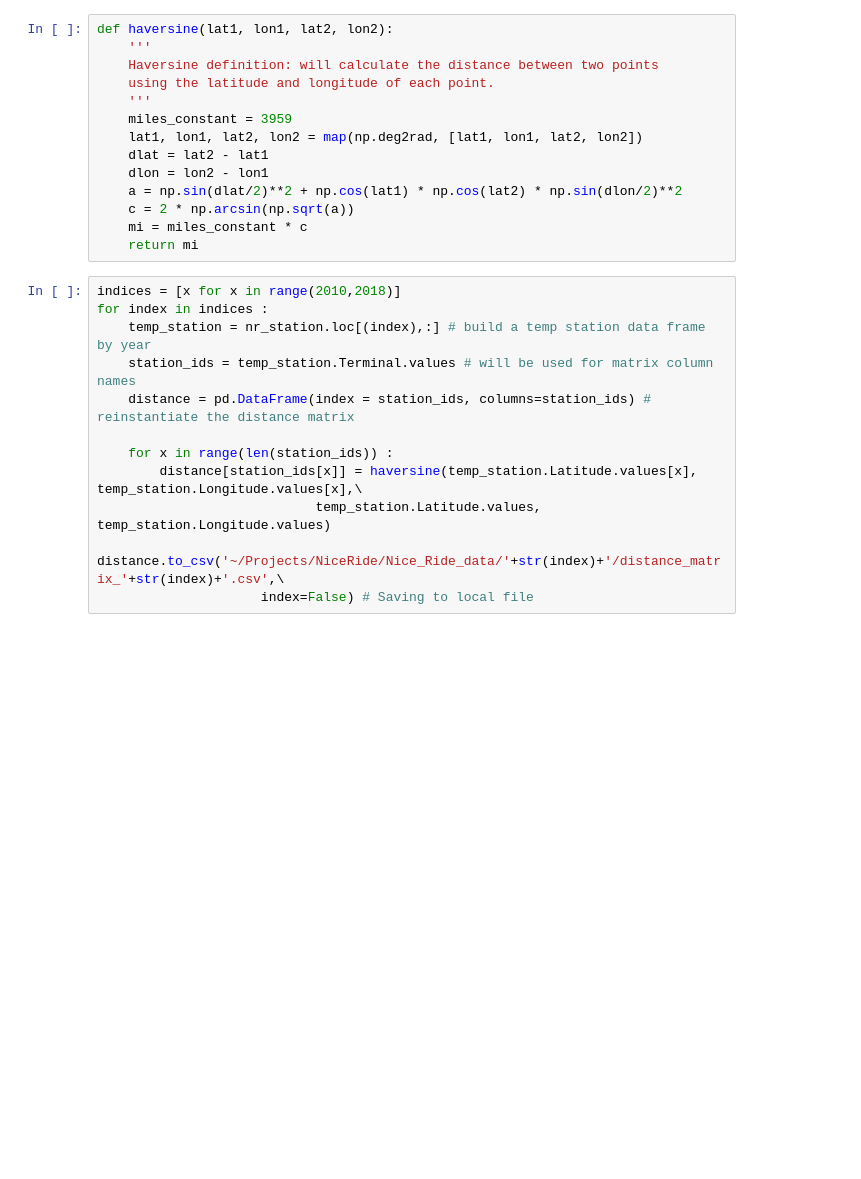
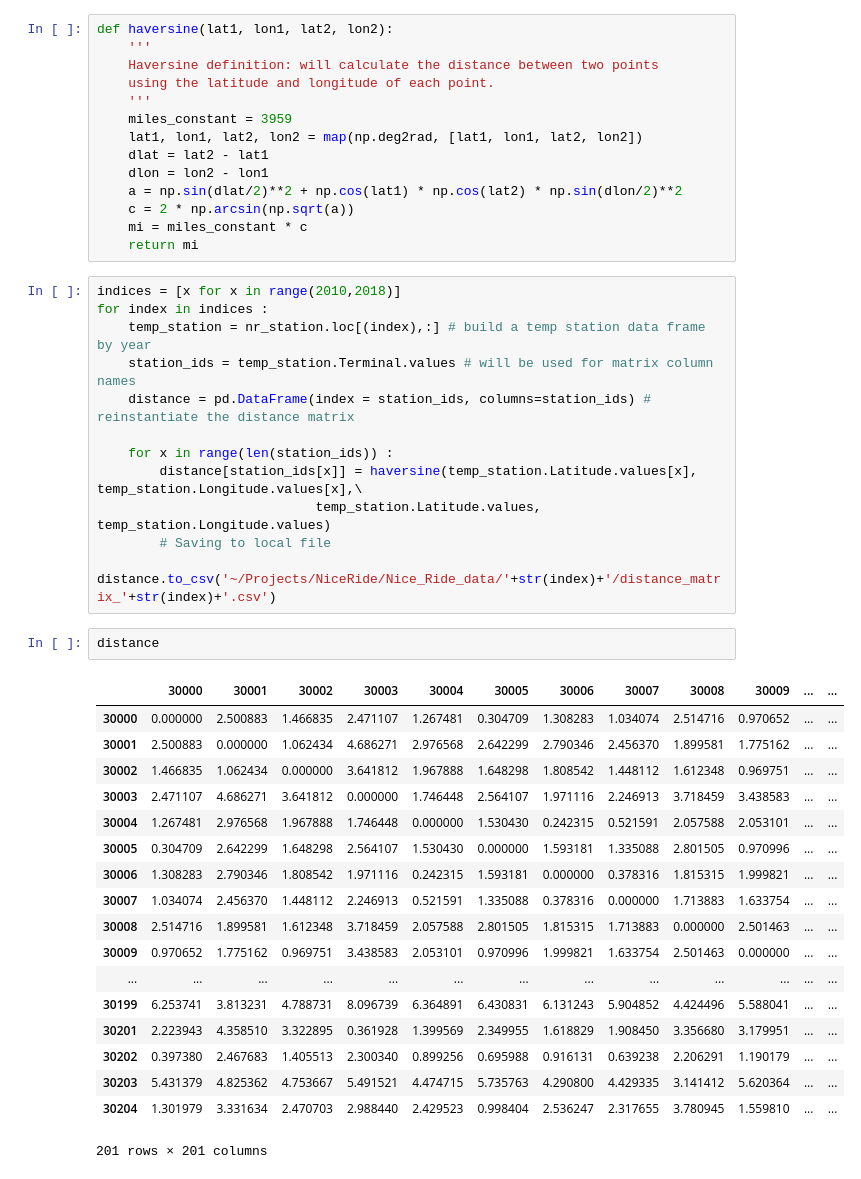
Before and after one commit to SethDKelly/NiceRideMN, a Jupyter notebook: Distance Matrix Creator.ipynb, the cells around one changed output. Saved outputs shown, nothing was run; the diff lists cells and outputs as text; blank space fills up the shorter version.

```diff
--- a/Distance Matrix Creator.ipynb
+++ b/Distance Matrix Creator.ipynb
@@ -45,5 +45,26 @@ for index in indices :
     for x in range(len(station_ids)) :
         distance[station_ids[x]] = haversine(temp_station.Latitude.values[x], temp_station.Longitude.values[x],\
                             temp_station.Latitude.values, temp_station.Longitude.values)
-        distance.to_csv('~/Projects/NiceRide/Nice_Ride_data/'+str(index)+'/distance_matrix_'+str(index)+'.csv',\
-                     index=False) # Saving to local file
+        # Saving to local file
+        distance.to_csv('~/Projects/NiceRide/Nice_Ride_data/'+str(index)+'/distance_matrix_'+str(index)+'.csv')
+# %%
+distance
+# %% [output]
+|  | 30000 | 30001 | 30002 | 30003 | 30004 | 30005 | 30006 | 30007 | 30008 | 30009 | ... | ... |
+| 30000 | 0.000000 | 2.500883 | 1.466835 | 2.471107 | 1.267481 | 0.304709 | 1.308283 | 1.034074 | 2.514716 | 0.970652 | ... | ... |
+| 30001 | 2.500883 | 0.000000 | 1.062434 | 4.686271 | 2.976568 | 2.642299 | 2.790346 | 2.456370 | 1.899581 | 1.775162 | ... | ... |
+| 30002 | 1.466835 | 1.062434 | 0.000000 | 3.641812 | 1.967888 | 1.648298 | 1.808542 | 1.448112 | 1.612348 | 0.969751 | ... | ... |
+| 30003 | 2.471107 | 4.686271 | 3.641812 | 0.000000 | 1.746448 | 2.564107 | 1.971116 | 2.246913 | 3.718459 | 3.438583 | ... | ... |
+| 30004 | 1.267481 | 2.976568 | 1.967888 | 1.746448 | 0.000000 | 1.530430 | 0.242315 | 0.521591 | 2.057588 | 2.053101 | ... | ... |
+| 30005 | 0.304709 | 2.642299 | 1.648298 | 2.564107 | 1.530430 | 0.000000 | 1.593181 | 1.335088 | 2.801505 | 0.970996 | ... | ... |
+| 30006 | 1.308283 | 2.790346 | 1.808542 | 1.971116 | 0.242315 | 1.593181 | 0.000000 | 0.378316 | 1.815315 | 1.999821 | ... | ... |
+| 30007 | 1.034074 | 2.456370 | 1.448112 | 2.246913 | 0.521591 | 1.335088 | 0.378316 | 0.000000 | 1.713883 | 1.633754 | ... | ... |
+| 30008 | 2.514716 | 1.899581 | 1.612348 | 3.718459 | 2.057588 | 2.801505 | 1.815315 | 1.713883 | 0.000000 | 2.501463 | ... | ... |
+| 30009 | 0.970652 | 1.775162 | 0.969751 | 3.438583 | 2.053101 | 0.970996 | 1.999821 | 1.633754 | 2.501463 | 0.000000 | ... | ... |
+| ... | ... | ... | ... | ... | ... | ... | ... | ... | ... | ... | ... | ... |
+| 30199 | 6.253741 | 3.813231 | 4.788731 | 8.096739 | 6.364891 | 6.430831 | 6.131243 | 5.904852 | 4.424496 | 5.588041 | ... | ... |
+| 30201 | 2.223943 | 4.358510 | 3.322895 | 0.361928 | 1.399569 | 2.349955 | 1.618829 | 1.908450 | 3.356680 | 3.179951 | ... | ... |
+| 30202 | 0.397380 | 2.467683 | 1.405513 | 2.300340 | 0.899256 | 0.695988 | 0.916131 | 0.639238 | 2.206291 | 1.190179 | ... | ... |
+| 30203 | 5.431379 | 4.825362 | 4.753667 | 5.491521 | 4.474715 | 5.735763 | 4.290800 | 4.429335 | 3.141412 | 5.620364 | ... | ... |
+| 30204 | 1.301979 | 3.331634 | 2.470703 | 2.988440 | 2.429523 | 0.998404 | 2.536247 | 2.317655 | 3.780945 | 1.559810 | ... | ... |
+201 rows × 201 columns
```
Also changed, not shown: 9 other files.
